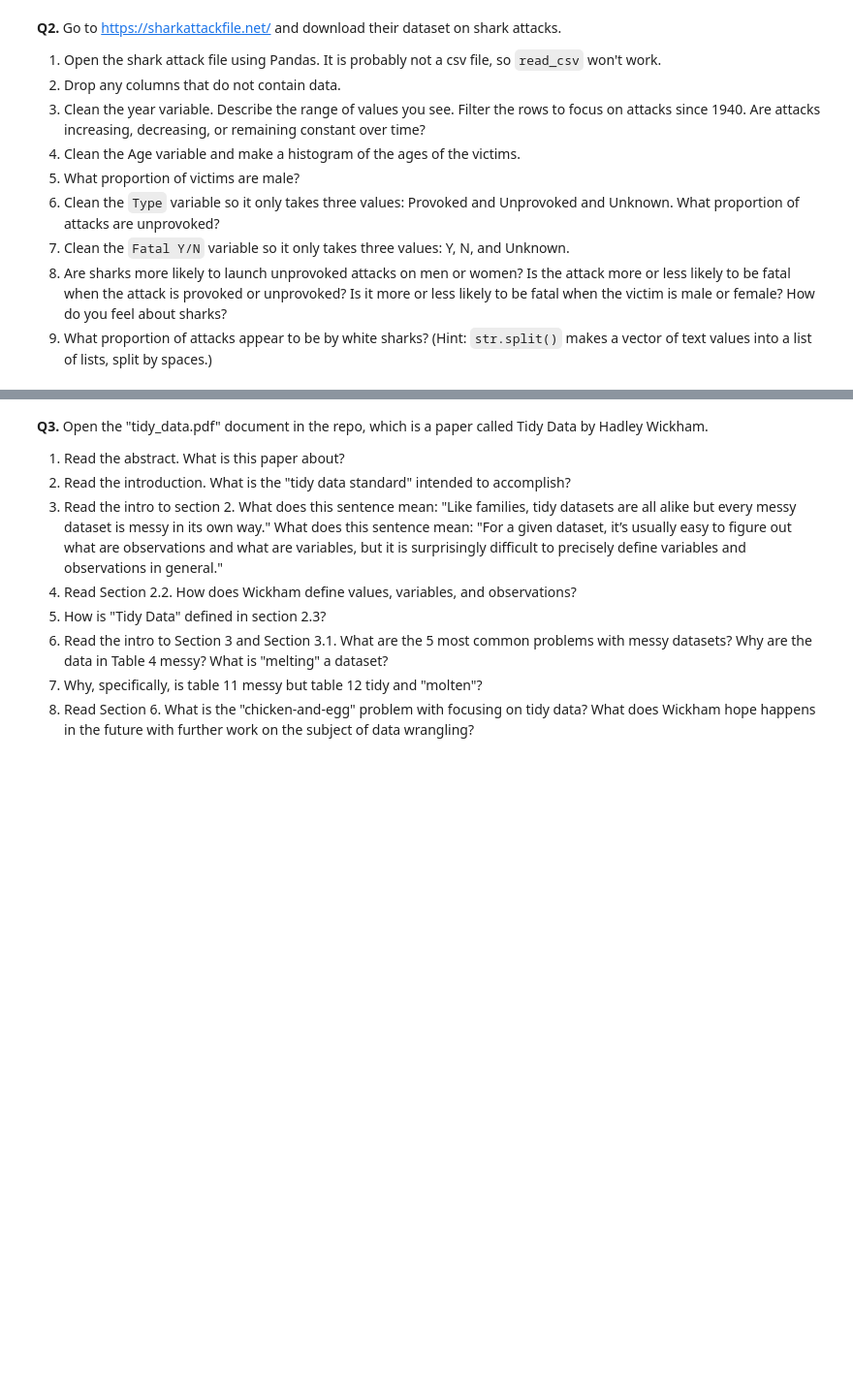
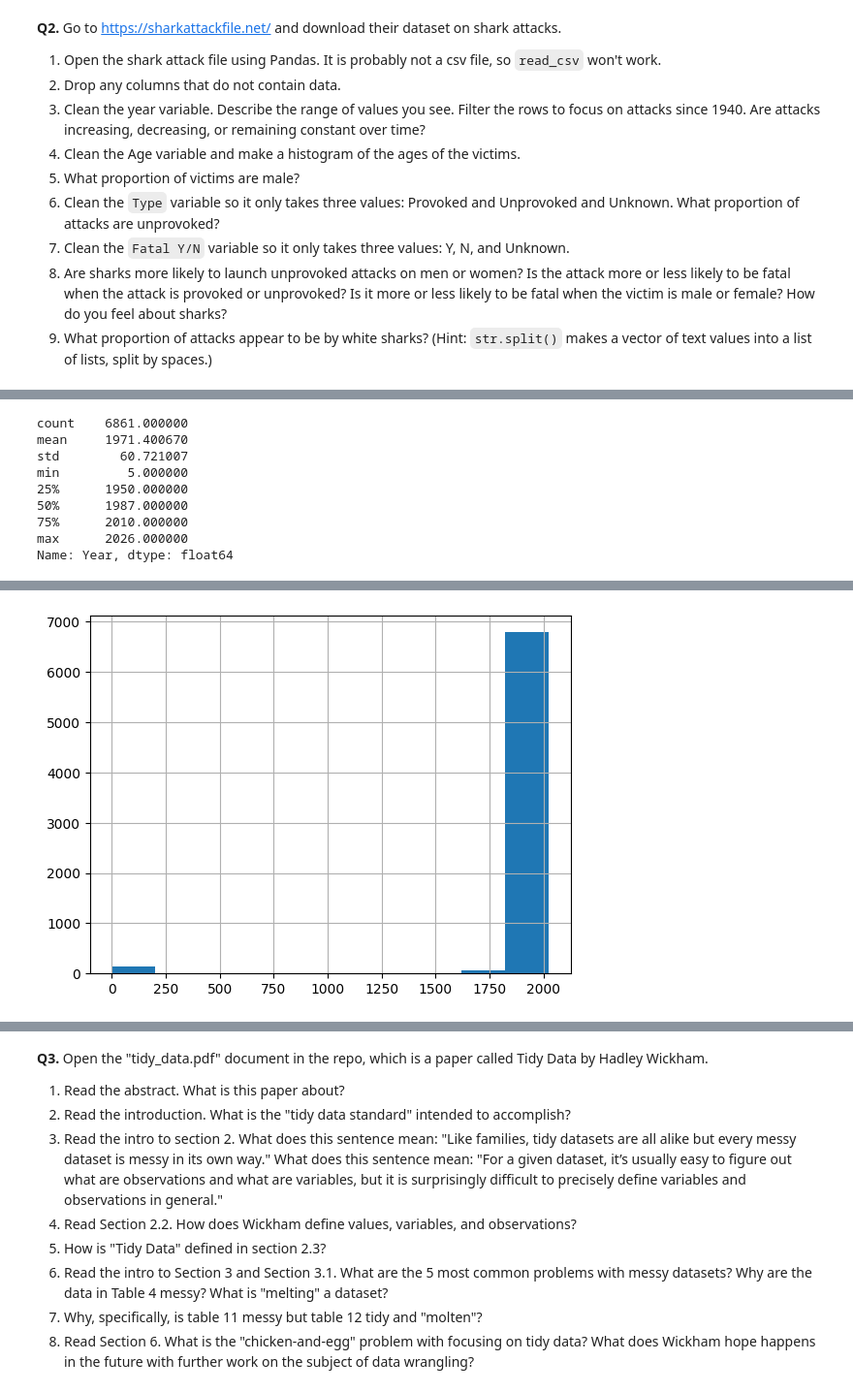
Before and after one commit to fwx5ax/wrangling, a Jupyter notebook: assignment/assignment.ipynb, the cells around one changed output, grey strips where cells are left out. Shown: that part at 97% size. Saved outputs shown, nothing was run; the diff lists cells and outputs as text; code cells hidden in the pictures; blank space fills up the shorter version.

```diff
--- a/assignment/assignment.ipynb
+++ b/assignment/assignment.ipynb
@@ -194,3 +279,8 @@ Missing values, not at random: For the pretrial data covered in the lecture, cle
 7. Clean the `Fatal Y/N` variable so it only takes three values: Y, N, and Unknown.
 8. Are sharks more likely to launch unprovoked attacks on men or women? Is the attack more or less likely to be fatal when the attack is provoked or unprovoked? Is it more or less likely to be fatal when the victim is male or female? How do you feel about sharks?
 9. What proportion of attacks appear to be by white sharks? (Hint: `str.split()` makes a vector of text values into a list of lists, split by spaces.)
+# %%
+sharks = pd.read_excel('/content/wrangling/assignment/data/GSAF5.xls')
+sharks = sharks.drop(columns=['pdf','href formula','href','Case Number',
+                              'Case Number.1','original order','Unnamed: 21','Unnamed: 22']) #dropped empty columns
+sharks.head()
@@ -196,0 +294,17 @@ Missing values, not at random: For the pretrial data covered in the lecture, cle
+# %%
+(sharks['Year'].hist()) # 0 values are not the year 0, but probably missing instead
+sharks["Year"] = pd.to_numeric(sharks["Year"], errors="coerce")
+sharks['Year']=sharks['Year'].replace([0],np.nan)
+print(sharks['Year'].describe())
+sharks.head()
+# the minimum year is 5, which is likely an error as well - I doubt they were recording shark attacks then
+# %% [output]
+count    6861.000000
+mean     1971.400670
+std        60.721007
+min         5.000000
+25%      1950.000000
+50%      1987.000000
+75%      2010.000000
+max      2026.000000
+Name: Year, dtype: float64
@@ -196,0 +317 @@ Missing values, not at random: For the pretrial data covered in the lecture, cle
+[figure, added]
```
Also changed, not shown: parts of 19 cells of this notebook.
